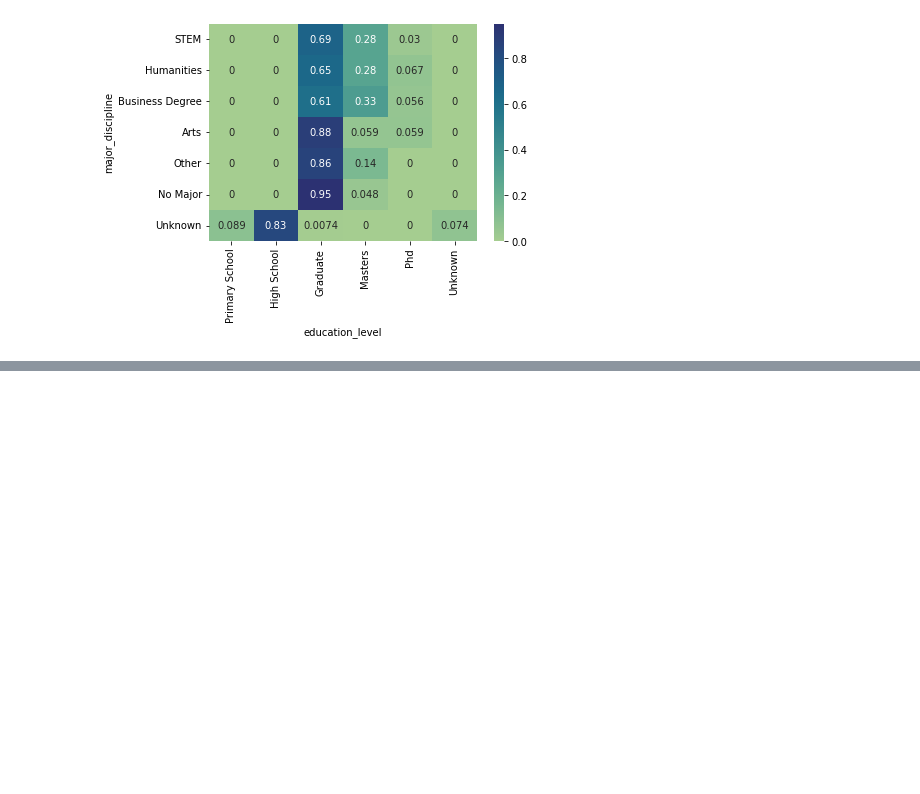
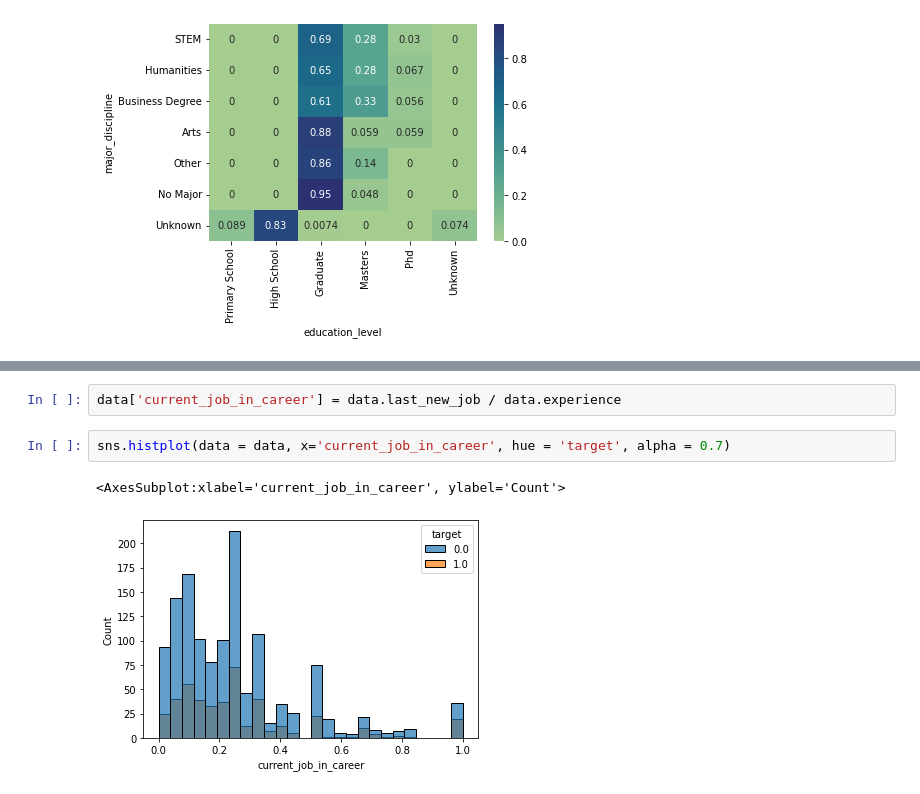
Before and after one commit to ildemsanli/DataViz_Streamlit_PW5_T1, a Jupyter notebook: EDA/EDA.ipynb, the cells around one changed output, grey strips where cells are left out. Saved outputs shown, nothing was run; the diff lists cells and outputs as text; blank space fills up the shorter version.

```diff
--- a/EDA/EDA.ipynb
+++ b/EDA/EDA.ipynb
@@ -128,0 +150,7 @@ df = data.loc[(data['gender'] == 'Male') | (data['gender'] == 'Female') | (data[
+# %%
+data['current_job_in_career'] = data.last_new_job / data.experience
+# %%
+sns.histplot(data = data, x='current_job_in_career', hue = 'target', alpha = 0.7)
+# %% [output]
+<AxesSubplot:xlabel='current_job_in_career', ylabel='Count'>
+[figure, added]
```
Also changed, not shown: parts of 12 cells of this notebook, 1 other file.
